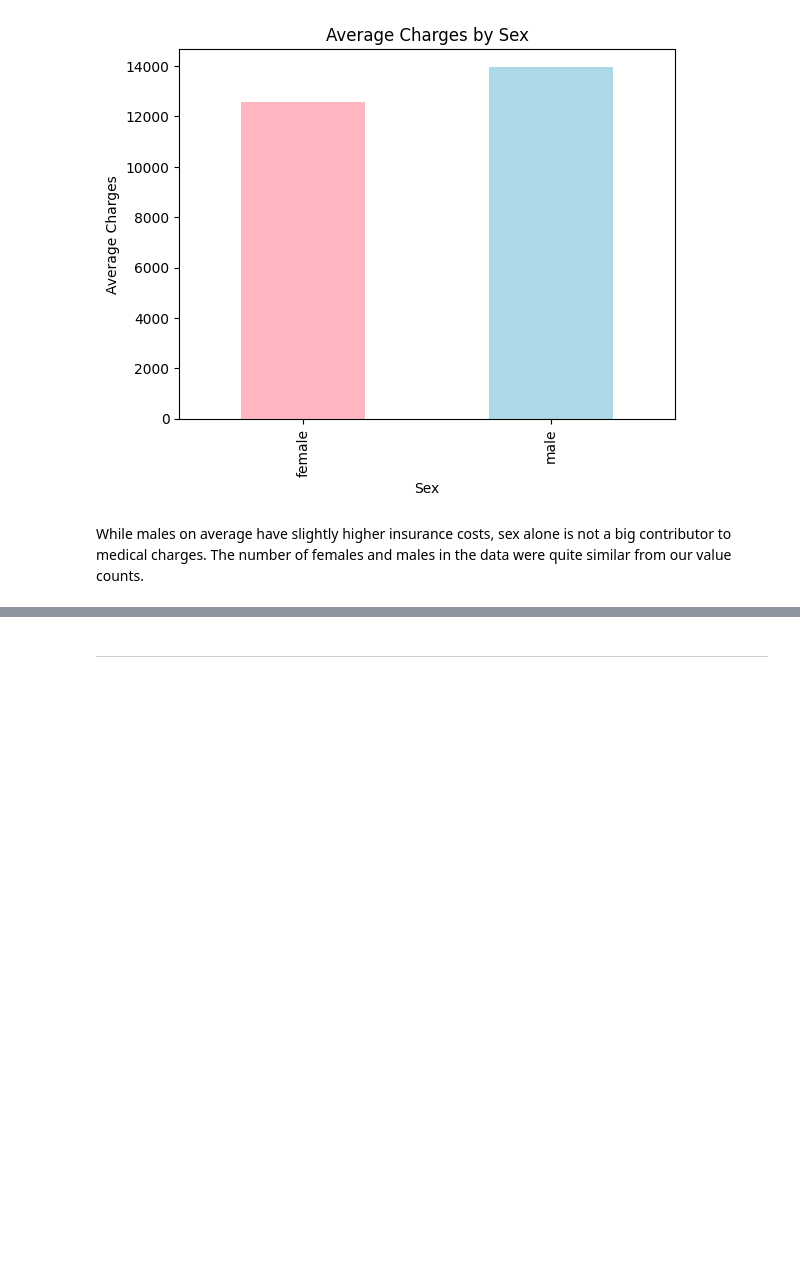
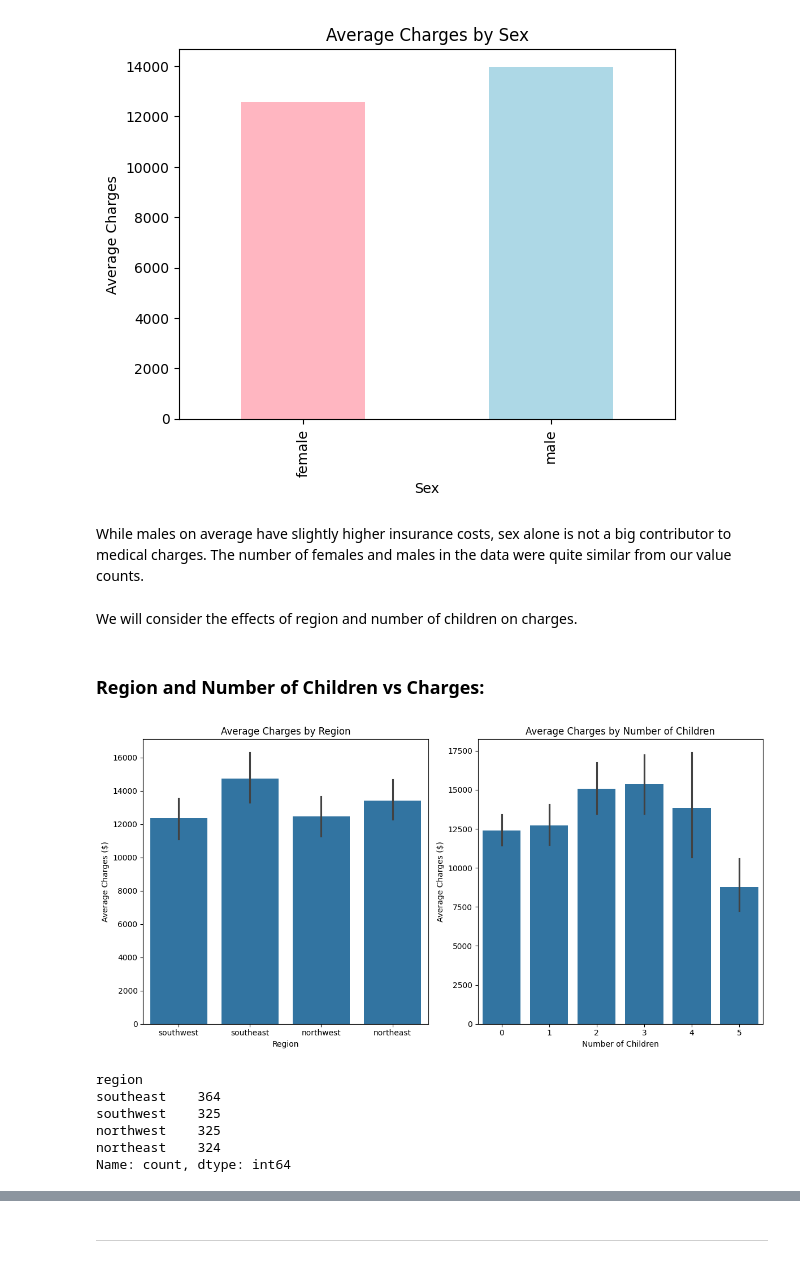
Before and after one commit to EHemraj/Health-Insurance-Analysis, a Jupyter notebook: jupyter_notebooks/Health_Insurance.ipynb, the cells around one changed output, grey strips where cells are left out. Drawn from its saved outputs; the diff is of its cells as text; code cells hidden in the pictures; blank space fills up the shorter version.

Commit message:
Add all plots, write conclusion and read me and tidy requirements

```diff
--- a/jupyter_notebooks/Health_Insurance.ipynb
+++ b/jupyter_notebooks/Health_Insurance.ipynb
@@ -292,3 +334,35 @@ plt.show()
 [figure]
 # %% [markdown]
 While males on average have slightly higher insurance costs, sex alone is not a big contributor to medical charges. The number of females and males in the data were quite similar from our value counts.
+# %% [markdown]
+We will consider the effects of region and number of children on charges.
+# %% [markdown]
+### Region and Number of Children vs Charges:
+# %%
+#code structure from Gemini. Copilot suggestions used, Gemini fixes used.
+fig, (ax1, ax2) = plt.subplots(1, 2, figsize=(12, 6))
+
+sns.barplot(data=df_cleaned, x="region", y="charges", ax=ax1)
+ax1.set_title("Average Charges by Region")
+ax1.set_ylabel("Average Charges ($)")
+ax1.set_xlabel("Region")
+
+sns.barplot(data=df_cleaned, x="children", y="charges", ax=ax2)
+ax2.set_title("Average Charges by Number of Children")
+ax2.set_ylabel("Average Charges ($)")
+ax2.set_xlabel("Number of Children")
+
+plt.tight_layout()
+plt.show()
+# %% [output]
+[figure, added]
+# %%
+#check value countss to see sample size for each column before drawing conclusions.
+df['region'].value_counts()
+# %% [output]
+region
+southeast    364
+southwest    325
+northwest    325
+northeast    324
+Name: count, dtype: int64
```
Also changed, not shown: parts of 29 cells of this notebook, 2 other files.
